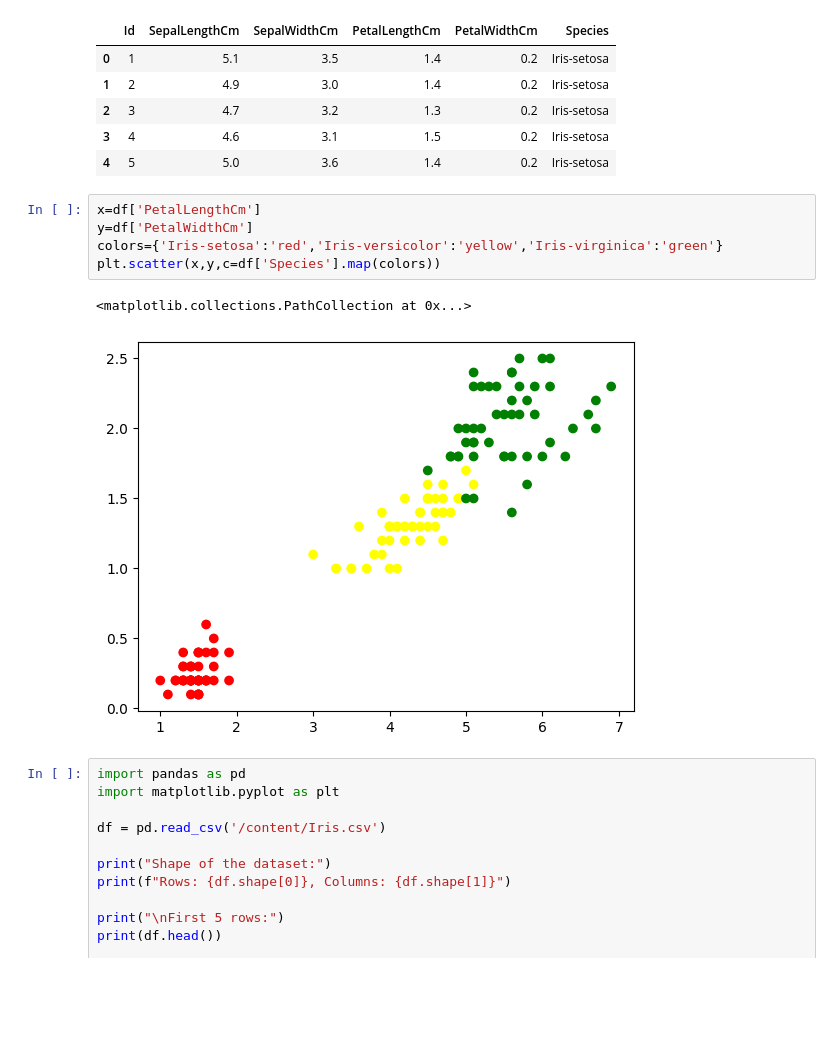
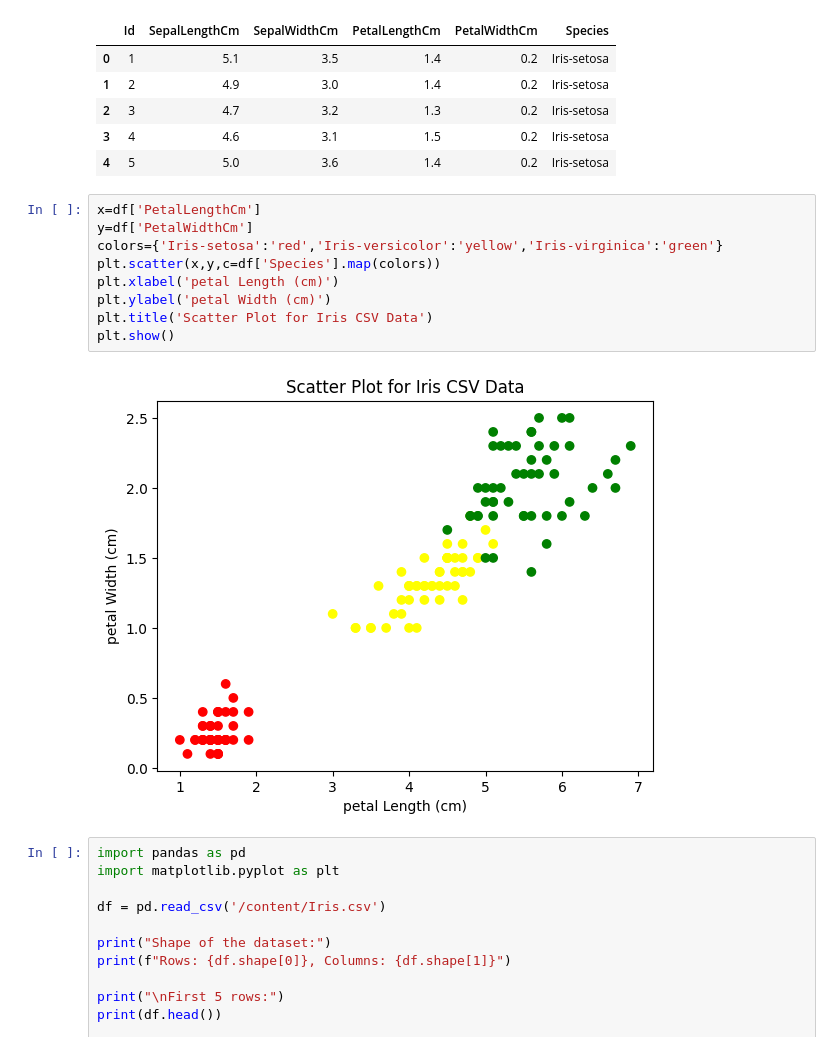
Before and after one commit to Adityavb121/23cs503, a Jupyter notebook: AIML_Lab_Exercise.ipynb, the cells around one changed output. Saved outputs shown, nothing was run; the diff lists cells and outputs as text; blank space fills up the shorter version.

```diff
--- a/AIML_Lab_Exercise.ipynb
+++ b/AIML_Lab_Exercise.ipynb
@@ -2307,11 +2307,14 @@ df.head()
 # %%
 x=df['PetalLengthCm']
 y=df['PetalWidthCm']
 colors={'Iris-setosa':'red','Iris-versicolor':'yellow','Iris-virginica':'green'}
 plt.scatter(x,y,c=df['Species'].map(colors))
+plt.xlabel('petal Length (cm)')
+plt.ylabel('petal Width (cm)')
+plt.title('Scatter Plot for Iris CSV Data')
+plt.show()
 # %% [output]
-<matplotlib.collections.PathCollection at 0x...>
-[figure, old version]
+[figure, new version]
 # %%
 import pandas as pd
 import matplotlib.pyplot as plt
```
